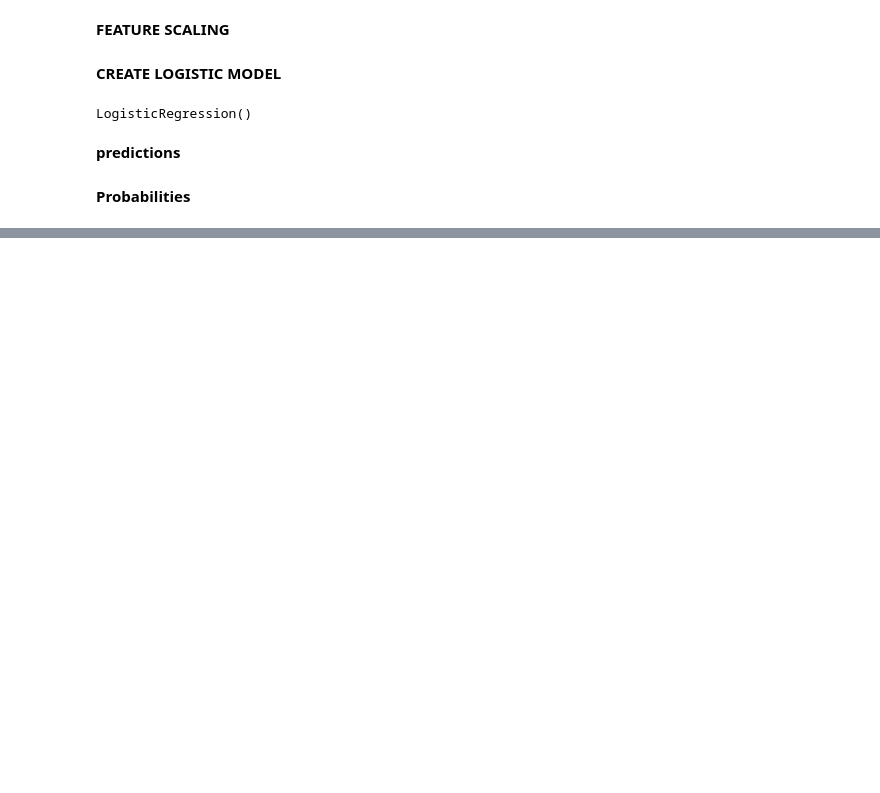
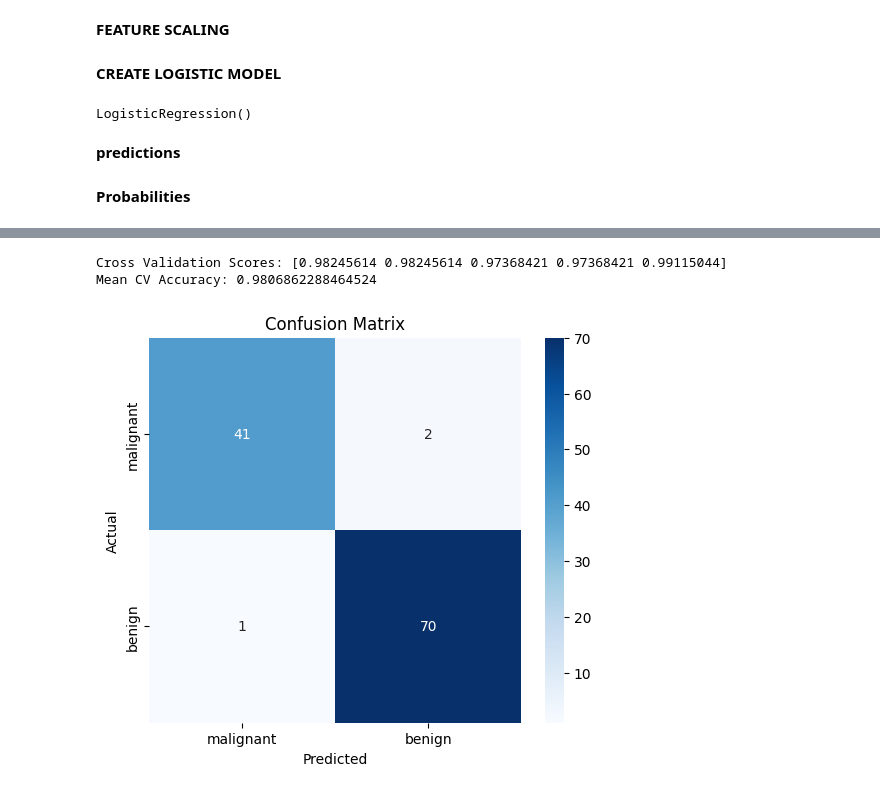
Before and after one commit to siddhika1436/Machine-Learning-From-Scratch-Beginner-Friendly, a Jupyter notebook: Logistic_Regression.ipynb, the cells around one changed output, grey strips where cells are left out. Drawn from its saved outputs; the diff is of its cells as text; code cells hidden in the pictures; blank space fills up the shorter version.

```diff
--- a/Logistic_Regression.ipynb
+++ b/Logistic_Regression.ipynb
@@ -40,0 +63,3 @@ y_prob = log_model.predict_proba(X_test_scaled)
+# %%
+cm = confusion_matrix(y_test, y_pred)
+print("Confusion Matrix:\n", cm)
@@ -40,0 +83,8 @@ y_prob = log_model.predict_proba(X_test_scaled)
+# %%
+cv_scores = cross_val_score(log_model, scaler.fit_transform(X), y, cv=5, scoring='accuracy')
+
+print("Cross Validation Scores:", cv_scores)
+print("Mean CV Accuracy:", cv_scores.mean())
+# %% [output]
+Cross Validation Scores: [0.98245614 0.98245614 0.97368421 0.97368421 0.99115044]
+Mean CV Accuracy: 0.9806862288464524
@@ -40,0 +94,12 @@ y_prob = log_model.predict_proba(X_test_scaled)
+# %%
+plt.figure(figsize=(6,5))
+sns.heatmap(cm, annot=True, fmt='d', cmap='Blues',
+            xticklabels=data.target_names,
+            yticklabels=data.target_names)
+
+plt.xlabel("Predicted")
+plt.ylabel("Actual")
+plt.title("Confusion Matrix")
+plt.show()
+# %% [output]
+[figure, added]
```
Also changed, not shown: parts of 9 cells of this notebook, 5 other files.
